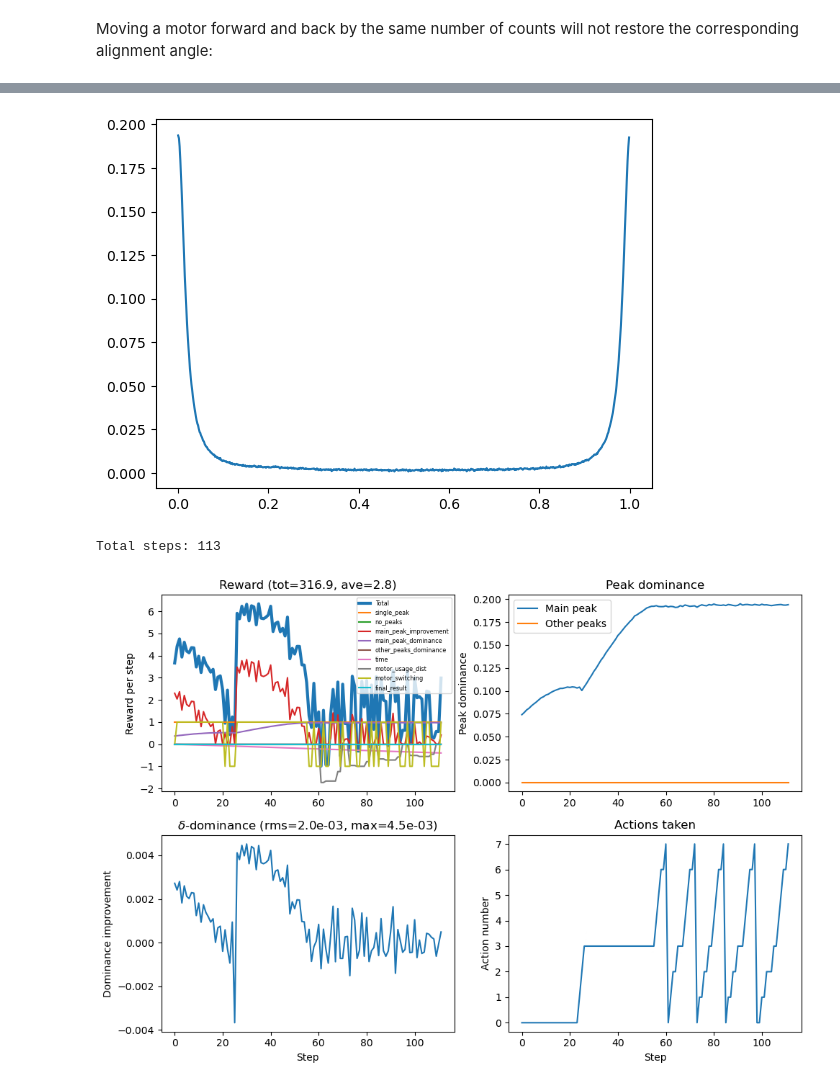
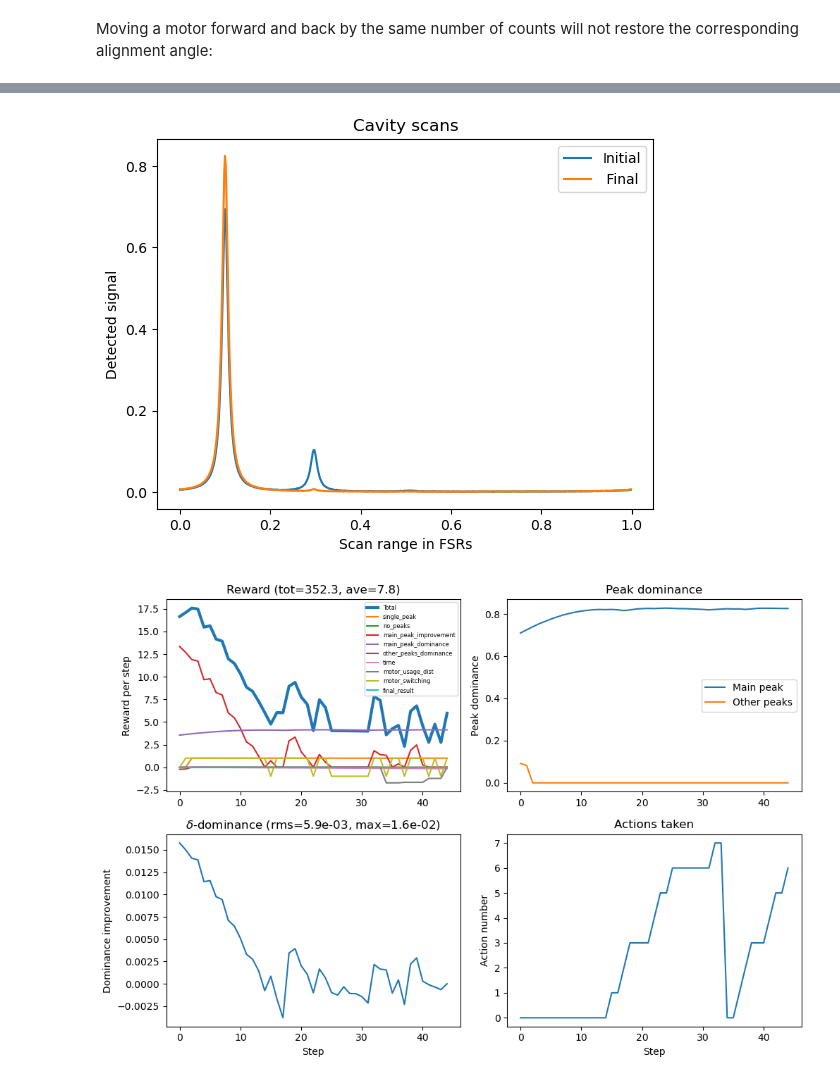
Before and after one commit to artemiy-dmitriev/calmly, a Jupyter notebook: example_project/cavalign_example.ipynb, the cells around one changed output, grey strips where cells are left out. Cells and saved outputs as stored; diff of their text form; code cells hidden in the pictures.

Commit message:
Added functions for loading the factories and for running episodes and plotting results and metrics

```diff
--- a/example_project/cavalign_example.ipynb
+++ b/example_project/cavalign_example.ipynb
@@ -122,3 +95,14 @@ def scan_processor_factory(signal_ref=None):
+# %%
+cav_sim_factory, scan_processor_factory = calmly.load_factories("my_factories.py")
+
+create_env = calmly.get_env_factory(
+    cav_sim_factory=cav_sim_factory,
+    scan_processor_factory=scan_processor_factory,
+    monitor=False,
+    training=False,
+    mis_angle_min=-2e-4,
+    mis_angle_max=2e-4
+)
 # %%
 model = stable_baselines3.PPO.load("ppo_training")
 
@@ -184,63 +116,6 @@ OC pitch:  8.087943373793029e-05
 # %%
-plt.figure()
-plt.plot(info['x1'],info['y1'])
-plt.show()
+out.plot_cavity_scans();
+out.plot_metrics(step_highlim=-1);
 # %% [output]
-[figure, old version]
+[figure, new version]
+[figure, added]
-# %%
-steps = np.arange(len(rewards))
-
-print("Total steps:", len(steps))
-
-step_lowlim  = None
-step_highlim =  -1
-
-if step_lowlim is None:
-    step_lowlim = 0
-if step_highlim is None:
-    step_highlim = None
-
-ddom_list_nonone = [ddom for ddom in delta_dominance_list[step_lowlim:step_highlim] if ddom is not None]
-if len(ddom_list_nonone) != 0:
-    ddom_rms = (sum([ddom**2 for ddom in ddom_list_nonone])/len(ddom_list_nonone))**0.5
-    ddom_max = max([np.abs(ddom) for ddom in ddom_list_nonone])
-else:
-    ddom_rms=0
-    ddom_max=0
-
-
-plt.figure(figsize=(10,7))
-plt.subplot(221)
-plt.plot(steps[step_lowlim:step_highlim], rewards[step_lowlim:step_highlim], lw=3, label='Total')
-for rc in test_env.reward_component_keys:
-    if rc=='total':
-        continue
-    plt.plot(steps[step_lowlim:step_highlim], reward_components[rc][step_lowlim:step_highlim], label=rc)
-
-plt.legend(fontsize='xx-small')
-plt.title(f'Reward (tot={sum(rewards[step_lowlim:step_highlim]):.1f}, ave={sum(rewards[step_lowlim:step_highlim])/len(rewards[step_lowlim:step_highlim]):.1f})')
-plt.ylabel('Reward per step')
-axc1 = plt.gca()
-plt.subplot(222)
-plt.plot(steps[step_lowlim:step_highlim], dominance_list[step_lowlim:step_highlim], label='Main peak')
-plt.plot(steps[step_lowlim:step_highlim], r_dominance_list[step_lowlim:step_highlim], label='Other peaks')
-plt.legend()
-plt.title(f"Peak dominance")
-plt.ylabel("Peak dominance")
-axc2 = plt.gca()
-plt.subplot(223, sharex = axc1)
-plt.plot(steps[step_lowlim:step_highlim], delta_dominance_list[step_lowlim:step_highlim])
-plt.title(f'$\\delta$-dominance (rms={ddom_rms:.1e}, max={ddom_max:.1e})')
-plt.ylabel('Dominance improvement')
-plt.xlabel('Step')
-plt.subplot(224, sharex = axc2)
-plt.plot(steps[step_lowlim:step_highlim], action_list[step_lowlim:step_highlim])
-plt.title('Actions taken')
-plt.ylabel('Action number')
-plt.xlabel('Step')
-
-plt.tight_layout()
-plt.show()
-# %% [output]
-Total steps: 113
-[figure, removed]
```
Also changed, not shown: parts of 7 cells of this notebook, 4 other files.
